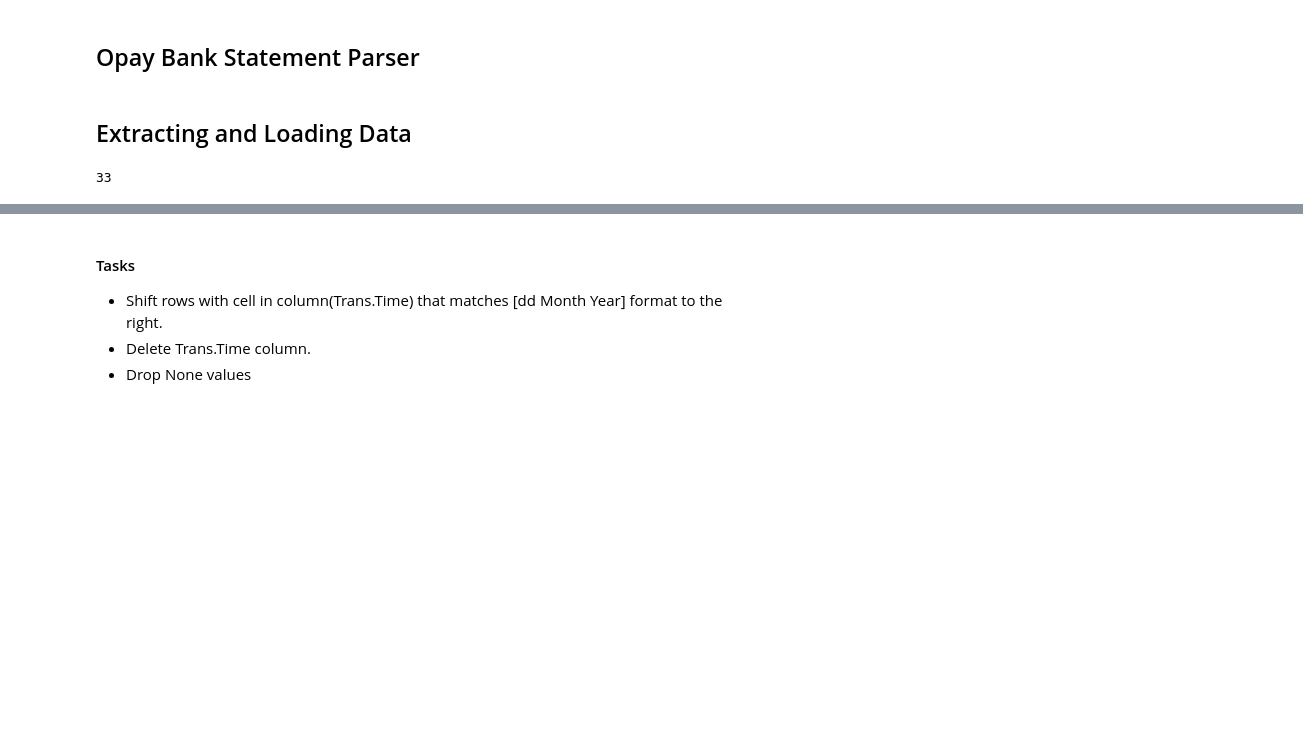
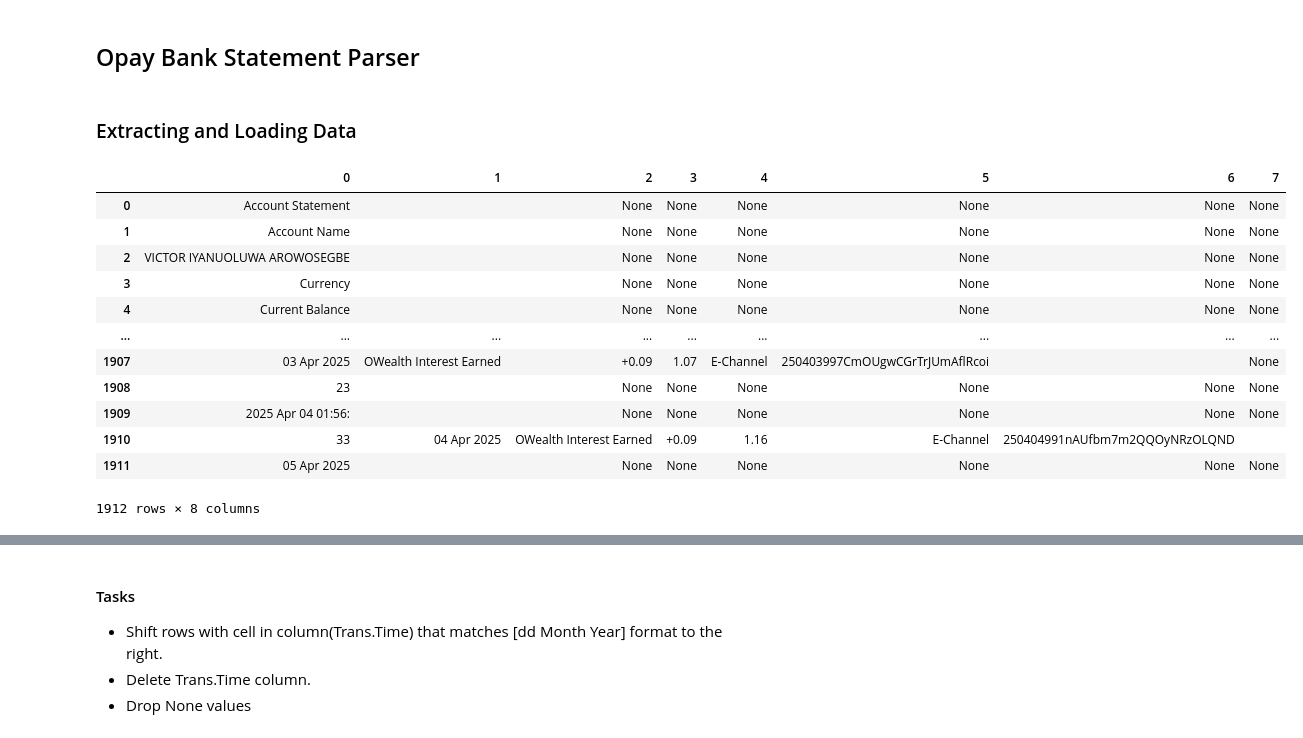
Before and after one commit to Iyanuvicky22/bank_statement_parser, a Jupyter notebook: opay_bs/opay_bs_parser.ipynb, the cells around one changed output, grey strips where cells are left out. Saved outputs shown, nothing was run; the diff lists cells and outputs as text; code cells hidden in the pictures; blank space fills up the shorter version.

```diff
--- a/opay_bs/opay_bs_parser.ipynb
+++ b/opay_bs/opay_bs_parser.ipynb
@@ -5,11 +5,11 @@ import pymupdf
 import pandas as pd
 import re
 # %% [markdown]
-## Extracting and Loading Data
+### Extracting and Loading Data
 # %%
 tables = []
-with pymupdf.open('opay_bankstatement.pdf') as doc:
-    print(len(doc))
+with pymupdf.open(r"C:\Users\APIN PC\OneDrive\Documents\DS\circle_funds_externship\bank_statement_parser\opay_bs\opay_bankstatement.pdf") as doc:
+    # print(len(doc))
     for page_number in range(len(doc)):
         page = doc.load_page(page_number)
         text_blocks = page.get_text('blocks')
@@ -37,8 +37,22 @@ with pymupdf.open('opay_bankstatement.pdf') as doc:
         bank_statement = concatenated_df
     else:
         bank_statement = pd.DataFrame()
-# %% [output]
-33
+# %%
+bank_statement
+# %% [output]
+|  | 0 | 1 | 2 | 3 | 4 | 5 | 6 | 7 |
+| 0 | Account Statement |  | None | None | None | None | None | None |
+| 1 | Account Name |  | None | None | None | None | None | None |
+| 2 | VICTOR IYANUOLUWA AROWOSEGBE |  | None | None | None | None | None | None |
+| 3 | Currency |  | None | None | None | None | None | None |
+| 4 | Current Balance |  | None | None | None | None | None | None |
+| ... | ... | ... | ... | ... | ... | ... | ... | ... |
+| 1907 | 03 Apr 2025 | OWealth Interest Earned | +0.09 | 1.07 | E-Channel | 250403997CmOUgwCGrTrJUmAflRcoi |  | None |
+| 1908 | 23 |  | None | None | None | None | None | None |
+| 1909 | 2025 Apr 04 01:56: |  | None | None | None | None | None | None |
+| 1910 | 33 | 04 Apr 2025 | OWealth Interest Earned | +0.09 | 1.16 | E-Channel | 250404991nAUfbm7m2QQOyNRzOLQND |  |
+| 1911 | 05 Apr 2025 |  | None | None | None | None | None | None |
+1912 rows × 8 columns
 # %%
 # Renaming Columns
 col = ['Trans.Time', 'Value Date', 'Description', 'Debit/Credit(#)', 'Balance(#)', 'Channel', 'Transaction Reference',
```
Also changed, not shown: parts of 11 cells of this notebook, 6 other files.
